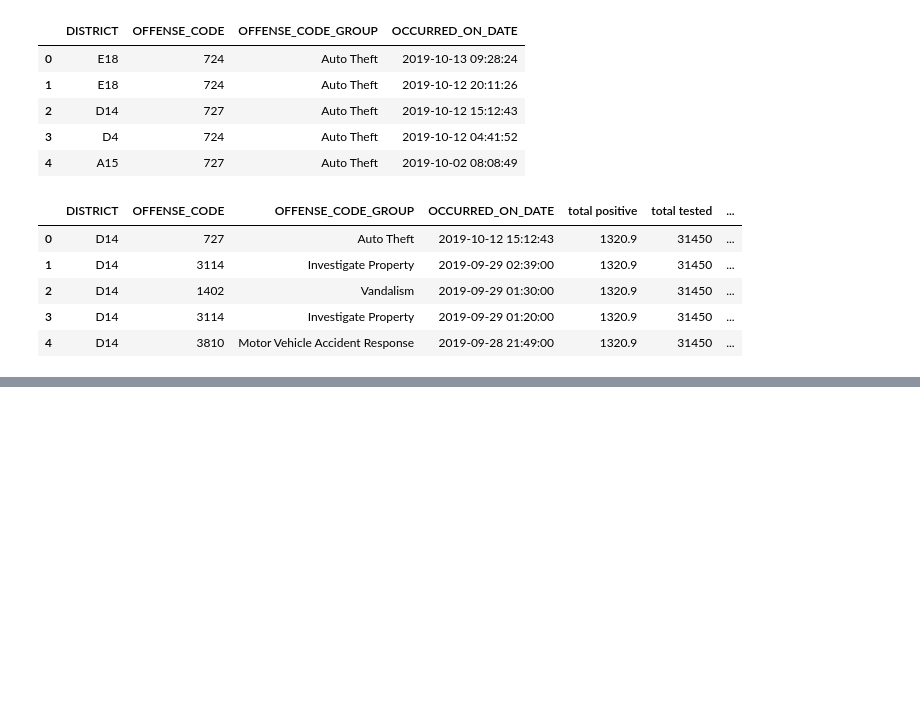
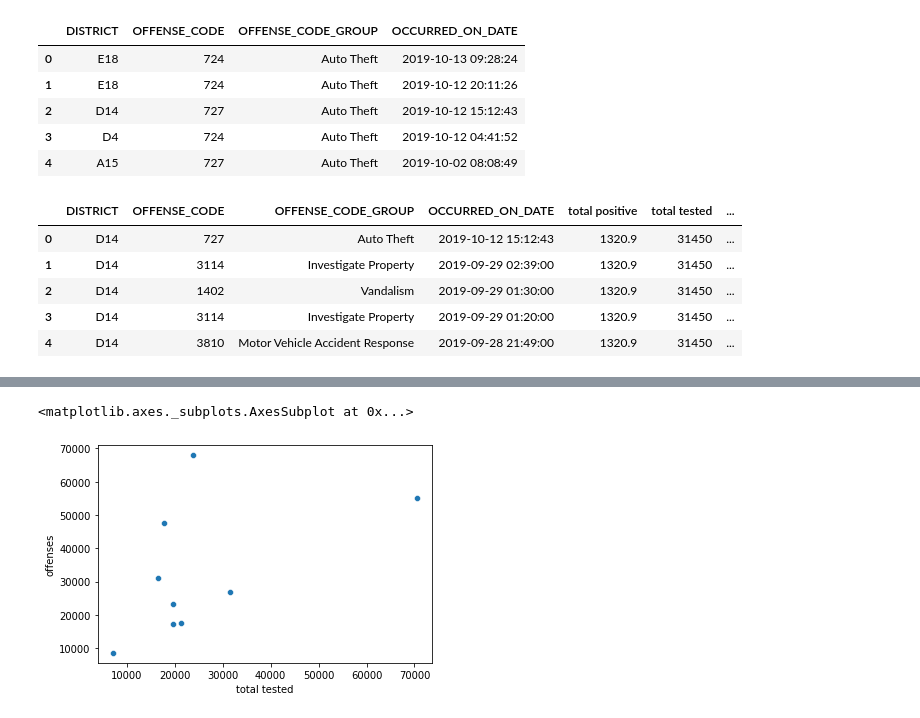
Before and after one commit to YolandaMDavis/cs109a-fall2020, a Jupyter notebook: Boston_Covid_Analysis.ipynb, the cells around one changed output, grey strips where cells are left out. Saved outputs shown, nothing was run; the diff lists cells and outputs as text; code cells hidden in the pictures; blank space fills up the shorter version.

```diff
--- a/Boston_Covid_Analysis.ipynb
+++ b/Boston_Covid_Analysis.ipynb
@@ -105,0 +146,5 @@ boston_crime_covid.head()
+# %%
+sns.scatterplot(data=district_crime_covid, x="total tested", y="offenses")
+# %% [output]
+<matplotlib.axes._subplots.AxesSubplot at 0x...>
+[figure, added]
```
Also changed, not shown: parts of 10 cells of this notebook.
